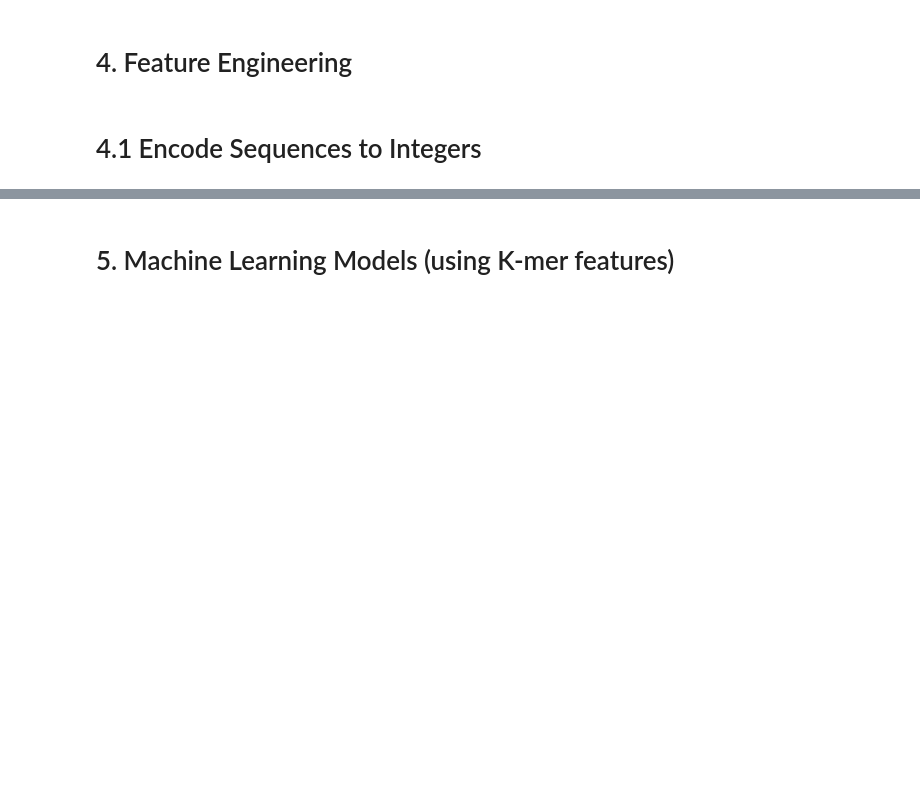
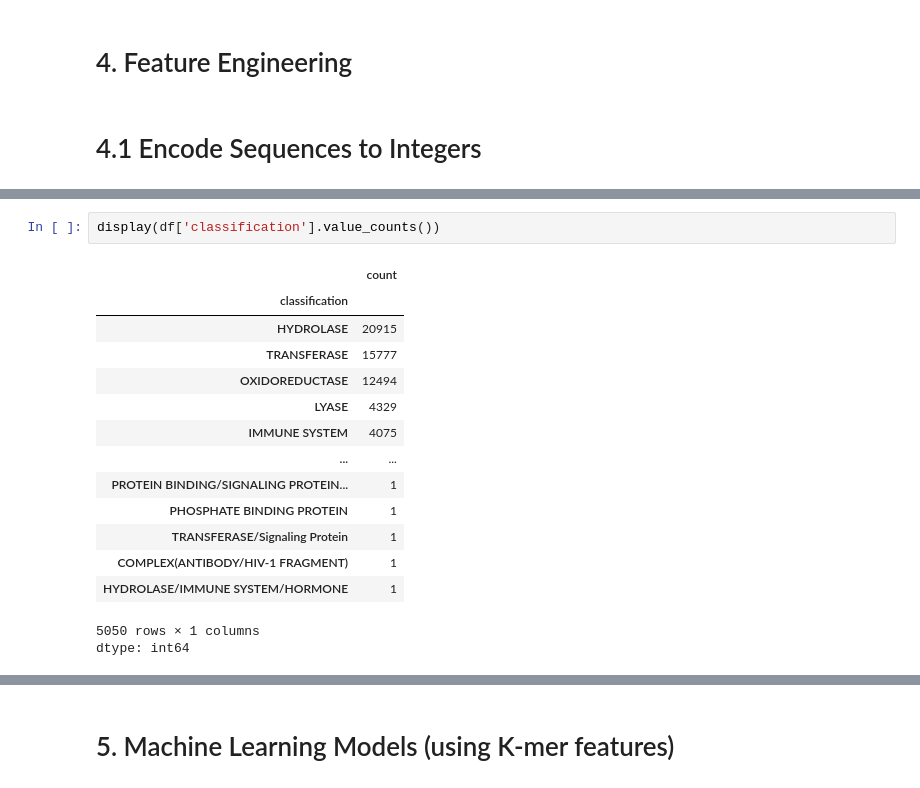
Before and after one commit to usama488/Data-science, a Jupyter notebook: Protein_Sequence_Analysis_EDA.ipynb, the cells around one changed output, grey strips where cells are left out. Drawn from its saved outputs; the diff is of its cells as text; blank space fills up the shorter version.

```diff
--- a/Protein_Sequence_Analysis_EDA.ipynb
+++ b/Protein_Sequence_Analysis_EDA.ipynb
@@ -196,3 +182,21 @@ KeyError: 'Sequence'
+# %%
+display(df['classification'].value_counts())
+# %% [output]
+|  | count |
+| classification |  |
+| HYDROLASE | 20915 |
+| TRANSFERASE | 15777 |
+| OXIDOREDUCTASE | 12494 |
+| LYASE | 4329 |
+| IMMUNE SYSTEM | 4075 |
+| ... | ... |
+| PROTEIN BINDING/SIGNALING PROTEIN... | 1 |
+| PHOSPHATE BINDING PROTEIN | 1 |
+| TRANSFERASE/Signaling Protein | 1 |
+| COMPLEX(ANTIBODY/HIV-1 FRAGMENT) | 1 |
+| HYDROLASE/IMMUNE SYSTEM/HORMONE | 1 |
+5050 rows × 1 columns
+dtype: int64
 # %%
 from itertools import product
 
```
Also changed, not shown: parts of 18 cells of this notebook.
